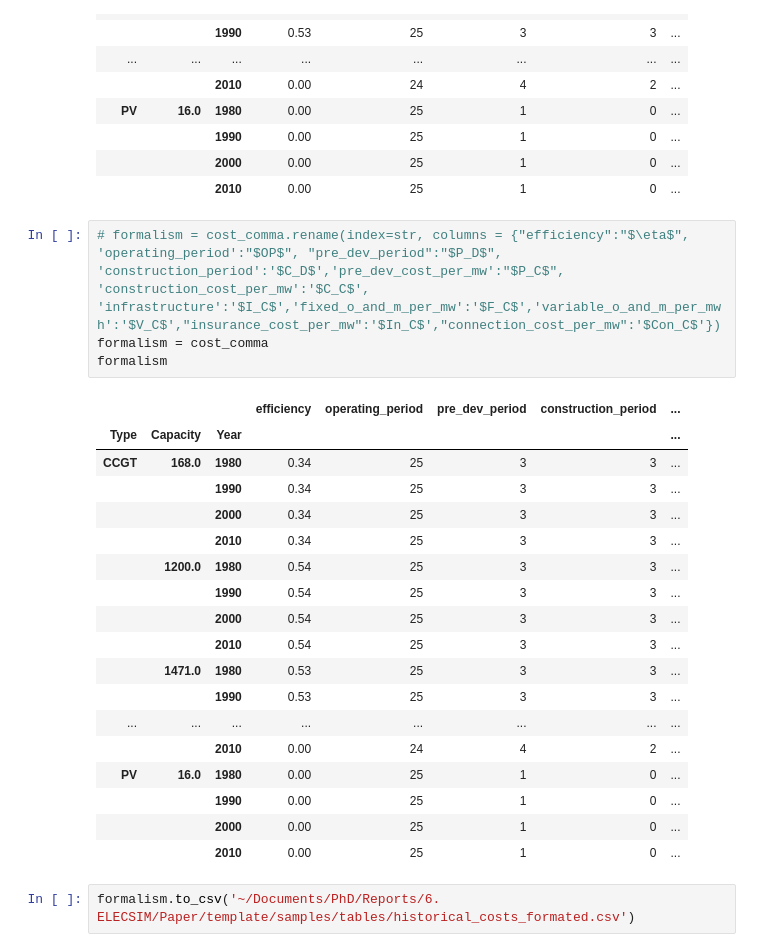
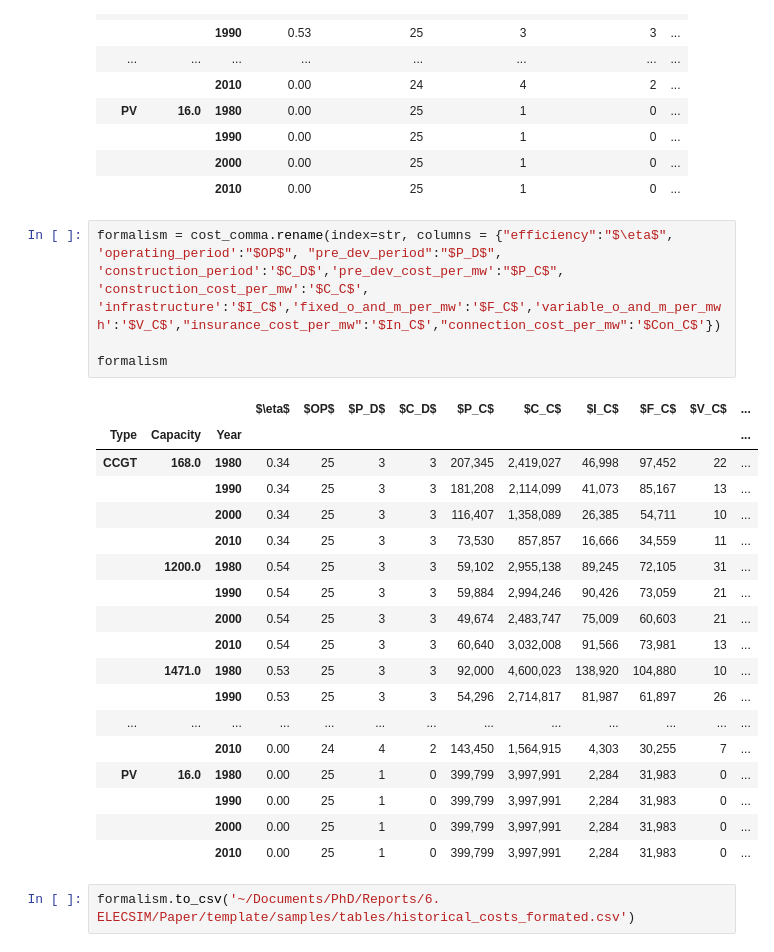
Before and after one commit to alexanderkell/elecsim-paper, a Jupyter notebook: visualisation/jupyter/power_plant_cost_table/historical_costs_table_generation.ipynb, the cells around one changed output. Saved outputs shown, nothing was run; the diff lists cells and outputs as text.

```diff
--- a/visualisation/jupyter/power_plant_cost_table/historical_costs_table_generation.ipynb
+++ b/visualisation/jupyter/power_plant_cost_table/historical_costs_table_generation.ipynb
@@ -161,28 +161,28 @@ cost_comma
 |  |  | 2000 | 0.00 | 25 | 1 | 0 | ... |
 |  |  | 2010 | 0.00 | 25 | 1 | 0 | ... |
 # %%
-# formalism = cost_comma.rename(index=str, columns = {"efficiency":"$\eta$", 'operating_period':"$OP$", "pre_dev_period":"$P_D$", 'construction_period':'$C_D$','pre_dev_cost_per_mw':"$P_C$", 'construction_cost_per_mw':'$C_C$', 'infrastructure':'$I_C$','fixed_o_and_m_per_mw':'$F_C$','variable_o_and_m_per_mwh':'$V_C$',"insurance_cost_per_mw":'$In_C$',"connection_cost_per_mw":'$Con_C$'})
-formalism = cost_comma
+formalism = cost_comma.rename(index=str, columns = {"efficiency":"$\eta$", 'operating_period':"$OP$", "pre_dev_period":"$P_D$", 'construction_period':'$C_D$','pre_dev_cost_per_mw':"$P_C$", 'construction_cost_per_mw':'$C_C$', 'infrastructure':'$I_C$','fixed_o_and_m_per_mw':'$F_C$','variable_o_and_m_per_mwh':'$V_C$',"insurance_cost_per_mw":'$In_C$',"connection_cost_per_mw":'$Con_C$'})
+
 formalism
 # %% [output]
-|  |  |  | efficiency | operating_period | pre_dev_period | construction_period | ... |
-| Type | Capacity | Year |  |  |  |  | ... |
-| CCGT | 168.0 | 1980 | 0.34 | 25 | 3 | 3 | ... |
-|  |  | 1990 | 0.34 | 25 | 3 | 3 | ... |
-|  |  | 2000 | 0.34 | 25 | 3 | 3 | ... |
-|  |  | 2010 | 0.34 | 25 | 3 | 3 | ... |
-|  | 1200.0 | 1980 | 0.54 | 25 | 3 | 3 | ... |
-|  |  | 1990 | 0.54 | 25 | 3 | 3 | ... |
-|  |  | 2000 | 0.54 | 25 | 3 | 3 | ... |
-|  |  | 2010 | 0.54 | 25 | 3 | 3 | ... |
-|  | 1471.0 | 1980 | 0.53 | 25 | 3 | 3 | ... |
-|  |  | 1990 | 0.53 | 25 | 3 | 3 | ... |
-| ... | ... | ... | ... | ... | ... | ... | ... |
-|  |  | 2010 | 0.00 | 24 | 4 | 2 | ... |
-| PV | 16.0 | 1980 | 0.00 | 25 | 1 | 0 | ... |
-|  |  | 1990 | 0.00 | 25 | 1 | 0 | ... |
-|  |  | 2000 | 0.00 | 25 | 1 | 0 | ... |
-|  |  | 2010 | 0.00 | 25 | 1 | 0 | ... |
+|  |  |  | $\eta$ | $OP$ | $P_D$ | $C_D$ | $P_C$ | $C_C$ | $I_C$ | $F_C$ | $V_C$ | ... |
+| Type | Capacity | Year |  |  |  |  |  |  |  |  |  | ... |
+| CCGT | 168.0 | 1980 | 0.34 | 25 | 3 | 3 | 207,345 | 2,419,027 | 46,998 | 97,452 | 22 | ... |
+|  |  | 1990 | 0.34 | 25 | 3 | 3 | 181,208 | 2,114,099 | 41,073 | 85,167 | 13 | ... |
+|  |  | 2000 | 0.34 | 25 | 3 | 3 | 116,407 | 1,358,089 | 26,385 | 54,711 | 10 | ... |
+|  |  | 2010 | 0.34 | 25 | 3 | 3 | 73,530 | 857,857 | 16,666 | 34,559 | 11 | ... |
+|  | 1200.0 | 1980 | 0.54 | 25 | 3 | 3 | 59,102 | 2,955,138 | 89,245 | 72,105 | 31 | ... |
+|  |  | 1990 | 0.54 | 25 | 3 | 3 | 59,884 | 2,994,246 | 90,426 | 73,059 | 21 | ... |
+|  |  | 2000 | 0.54 | 25 | 3 | 3 | 49,674 | 2,483,747 | 75,009 | 60,603 | 21 | ... |
+|  |  | 2010 | 0.54 | 25 | 3 | 3 | 60,640 | 3,032,008 | 91,566 | 73,981 | 13 | ... |
+|  | 1471.0 | 1980 | 0.53 | 25 | 3 | 3 | 92,000 | 4,600,023 | 138,920 | 104,880 | 10 | ... |
+|  |  | 1990 | 0.53 | 25 | 3 | 3 | 54,296 | 2,714,817 | 81,987 | 61,897 | 26 | ... |
+| ... | ... | ... | ... | ... | ... | ... | ... | ... | ... | ... | ... | ... |
+|  |  | 2010 | 0.00 | 24 | 4 | 2 | 143,450 | 1,564,915 | 4,303 | 30,255 | 7 | ... |
+| PV | 16.0 | 1980 | 0.00 | 25 | 1 | 0 | 399,799 | 3,997,991 | 2,284 | 31,983 | 0 | ... |
+|  |  | 1990 | 0.00 | 25 | 1 | 0 | 399,799 | 3,997,991 | 2,284 | 31,983 | 0 | ... |
+|  |  | 2000 | 0.00 | 25 | 1 | 0 | 399,799 | 3,997,991 | 2,284 | 31,983 | 0 | ... |
+|  |  | 2010 | 0.00 | 25 | 1 | 0 | 399,799 | 3,997,991 | 2,284 | 31,983 | 0 | ... |
 # %%
 formalism.to_csv('~/Documents/PhD/Reports/6. ELECSIM/Paper/template/samples/tables/historical_costs_formated.csv')
 # %%
```
Also changed, not shown: parts of 2 cells of this notebook, 5 other files.
